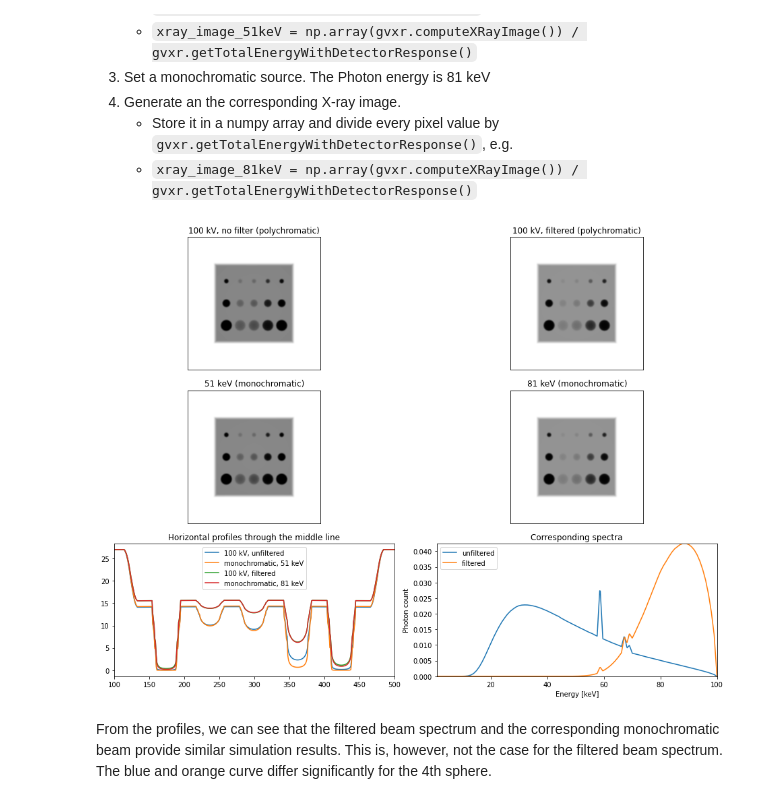
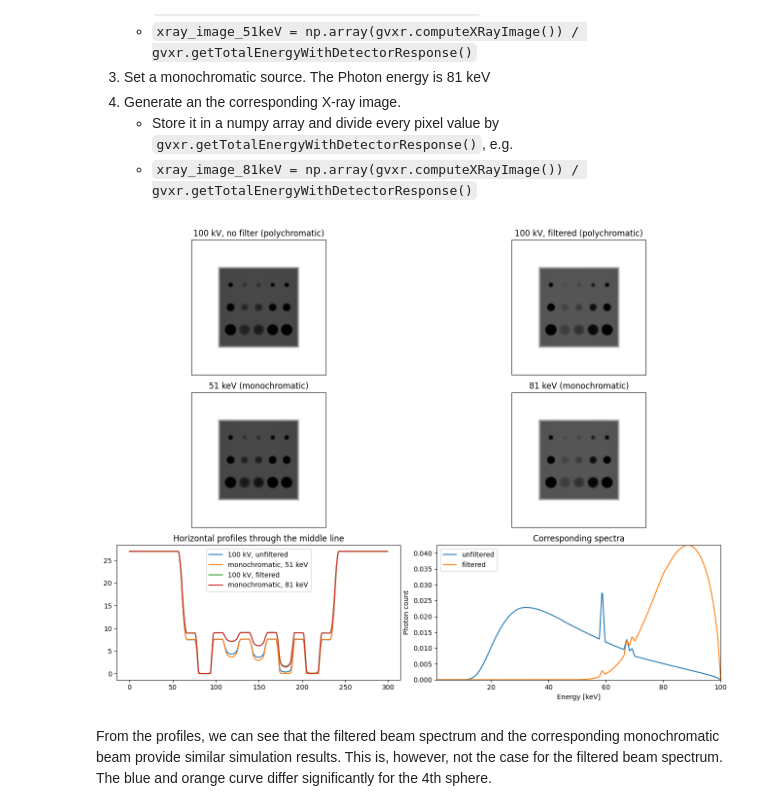
Before and after one commit to effepivi/gvxr-tutorials, a Jupyter notebook: Source_parameters.ipynb, the cells around one changed output. Drawn from its saved outputs; the diff is of its cells as text; code cells hidden in the pictures.

Commit message:
Reduced the image size to make it suitable for software rendering on Colab.

```diff
--- a/Source_parameters.ipynb
+++ b/Source_parameters.ipynb
@@ -130,3 +127,6 @@ gvxr.setDetectorNumberOfPixels(600, 600)
+# %%
+gvxr.setDetectorNumberOfPixels(300, 300)
+half_image_width = 150
 # %% [markdown]
 ---
 
@@ -517,39 +508,39 @@ axs[0, 0].set_yticks([])
 
 axs[0, 1].imshow(xray_image_100kV_filtered, cmap="gray")
 axs[0, 1].set_title("100 kV, filtered (polychromatic)")
 axs[0, 1].set_xticks([])
 axs[0, 1].set_yticks([])
 
 axs[1, 0].imshow(xray_image_51keV, cmap="gray")
 axs[1, 0].set_title("51 keV (monochromatic)")
 axs[1, 0].set_xticks([])
 axs[1, 0].set_yticks([])
 
 axs[1, 1].imshow(xray_image_81keV, cmap="gray")
 axs[1, 1].set_title("81 keV (monochromatic)")
 axs[1, 1].set_xticks([])
 axs[1, 1].set_yticks([])
 
-axs[2, 0].plot(xray_image_100kV_unfiltered[300], label="100 kV, unfiltered")
-axs[2, 0].plot(xray_image_51keV[300], label="monochromatic, 51 keV")
-axs[2, 0].plot(xray_image_100kV_filtered[300], label="100 kV, filtered")
-axs[2, 0].plot(xray_image_81keV[300], label="monochromatic, 81 keV")
-axs[2, 0].set_xlim([100, 500])
+axs[2, 0].plot(xray_image_100kV_unfiltered[half_image_width], label="100 kV, unfiltered")
+axs[2, 0].plot(xray_image_51keV[half_image_width], label="monochromatic, 51 keV")
+axs[2, 0].plot(xray_image_100kV_filtered[half_image_width], label="100 kV, filtered")
+axs[2, 0].plot(xray_image_81keV[half_image_width], label="monochromatic, 81 keV")
+# axs[2, 0].set_xlim([100, 500])
 axs[2, 0].legend()
 axs[2, 0].set_title("Horizontal profiles through the middle line")
 
 
 axs[2, 1].plot(k_unfiltered, f_unfiltered, label="unfiltered")
 axs[2, 1].plot(k_filtered, f_filtered, label="filtered")
 axs[2, 1].set_xlabel("Energy [" + units + "]")
 axs[2, 1].set_ylabel("Photon count")
 axs[2, 1].legend()
 axs[2, 1].set_title("Corresponding spectra")
 
 plt.tight_layout()
 plt.margins(0,0)
 # %% [output]
-[figure, old version]
+[figure, new version]
 # %% [markdown]
 From the profiles, we can see that the filtered beam spectrum and the corresponding monochromatic beam provide similar simulation results. This is, however, not the case for the filtered beam spectrum. The blue and orange curve differ significantly for the 4th sphere.
 # %% [markdown]
```
Also changed, not shown: parts of 20 cells of this notebook.
